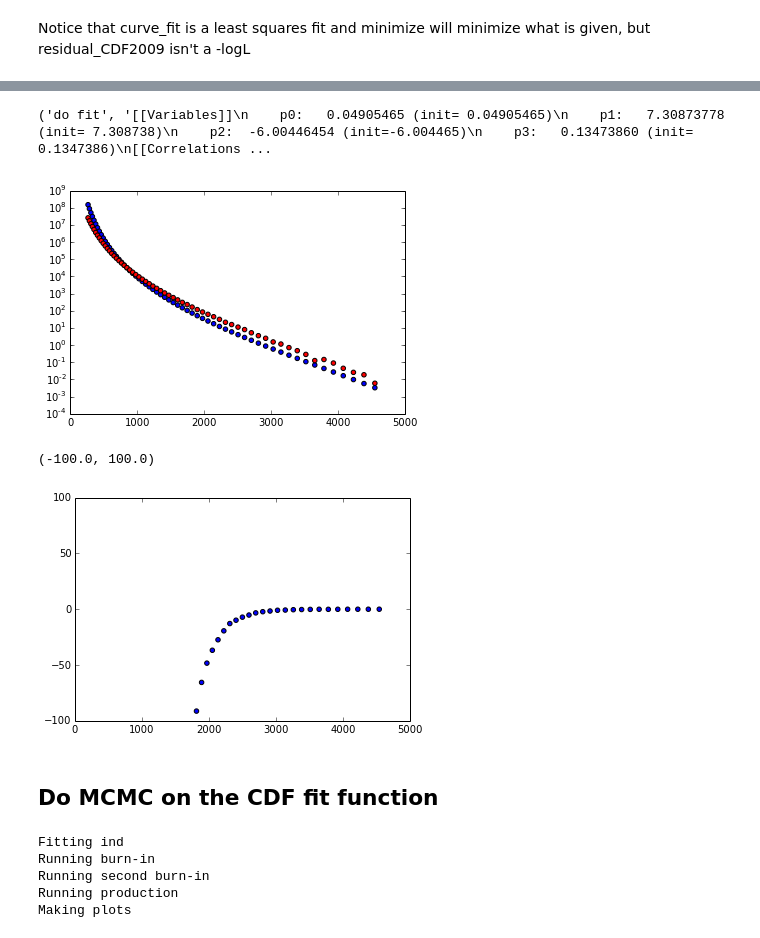
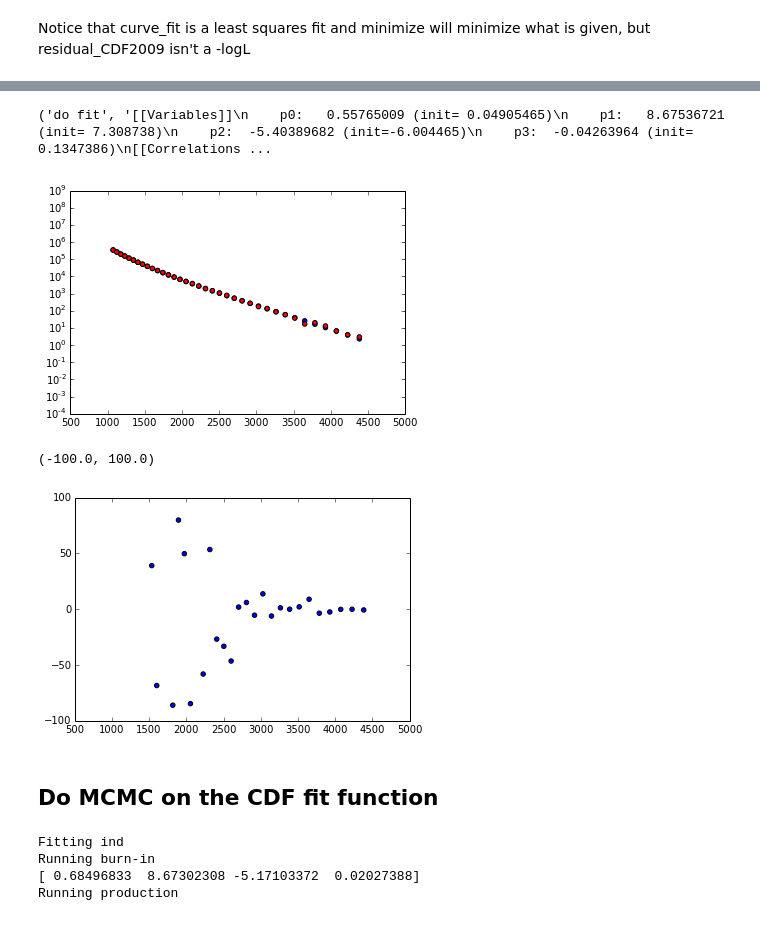
Before and after one commit to cranmer/play, a Jupyter notebook: misc/DiJet_GP_test.ipynb, the cells around one changed output, grey strips where cells are left out. Saved outputs shown, nothing was run; the diff lists cells and outputs as text; code cells hidden in the pictures.

```diff
--- a/misc/DiJet_GP_test.ipynb
+++ b/misc/DiJet_GP_test.ipynb
@@ -16,16 +20,18 @@ pl = plt
 #np.savetxt('dijet_data.csv', (xval, xerrminus, xerrplus, yval, yerr, xerr))
 # %%
-xval, xerrminus, xerrplus, yval, yerr, xerr = np.loadtxt('dijet_data.csv')
+#cut out first 24 bins b/c fits seem crazy there
+xval, xerrminus, xerrplus, yval, yerr, xerr = np.loadtxt('dijet_data.csv', usecols=range(24,60))
 #scale data by bin width since curve-fit can't have the model take in an argument
-newy = yval/(xerrplus+xerrminus)
+#newy = yval/(xerrplus+xerrminus)
 # %% [markdown]
 ## Define standard CDF dijet fitting function
 # %% [markdown]
 Notice that curve_fit is a least squares fit and minimize will minimize what is given, but residual_CDF2009 isn't a -logL
 # %%
 def model2_CDF2009(t, params):
+    global xerrplus, xerrminus
     p0, p1, p2, p3 = params
     sqrts = 8000.
-    return (p0 * (1.-t/sqrts)**p1 * (t/sqrts)**(p2+p3*np.log(t/sqrts)))
+    return (p0 * (1.-t/sqrts)**p1 * (t/sqrts)**(p2+p3*np.log(t/sqrts)))*(xerrplus+xerrminus)
 # %%
 def nll(params, t,data=None): #gaussian distribution
@@ -46,3 +45,9 @@ fit_params.add('p0', value=0.0490546530927)
 fit_params.add('p1', value=7.3087377889)
 fit_params.add('p2', value=-6.00446454843)
 fit_params.add('p3', value=0.1347386042)
+#try a different set of parameter values
+fit_params['p0'].value = 0.55765009832017132
+fit_params['p1'].value = 8.6753672190427995
+fit_params['p2'].value = -5.4038968232544793
+fit_params['p3'].value = -0.042639640230075333
+fit_params
@@ -69,22 +56,22 @@ array([  1.50791949e+08,   8.79284247e+07,   5.13914184e+07,
 # %%
 #do fit
-out = minimize(nll, fit_params, args=(xval,), kws={'data':newy})
+out = minimize(nll, fit_params, args=(xval,), kws={'data':yval})
 
 print("do fit", fit_report(fit_params))
 
 plt.scatter(xval, model2_CDF2009(xval,  fit_params.valuesdict().values()))
-plt.scatter(xval, newy, c='r')
+plt.scatter(xval, yval, c='r')
 plt.ylim([10e-5, 10e8])
 plt.yscale('log')
 # %% [output]
-('do fit', '[[Variables]]\n    p0:   0.04905465 (init= 0.04905465)\n    p1:   7.30873778 (init= 7.308738)\n    p2:  -6.00446454 (init=-6.004465)\n    p3:   0.13473860 (init= 0.1347386)\n[[Correlations ...
+('do fit', '[[Variables]]\n    p0:   0.55765009 (init= 0.04905465)\n    p1:   8.67536721 (init= 7.308738)\n    p2:  -5.40389682 (init=-6.004465)\n    p3:  -0.04263964 (init= 0.1347386)\n[[Correlations ...
-[figure, old version]
+[figure, new version]
 # %%
-plt.scatter(xval, model2_CDF2009(xval,fit_params.valuesdict().values() )-newy)
+plt.scatter(xval, model2_CDF2009(xval,fit_params.valuesdict().values() )-yval)
 plt.ylim(-1E2,1E2)
 # %% [output]
 (-100.0, 100.0)
-[figure, old version]
+[figure, new version]
 # %% [markdown]
 ## Do MCMC on the CDF fit function
 # %%
@@ -160,8 +114,14 @@ def doit():
-# %%
-doit()
-# %% [output]
-Fitting ind
-Running burn-in
-Running second burn-in
-Running production
-Making plots
+# %%
+np.random.seed(1234)
+init_params = fit_params.valuesdict().values()
+data = (xval, yval, np.sqrt(yval))
+
+# Fit assuming GP.
+print("Fitting ind")
+sampler, best_fit = fit_ind(init_params, data)
+samples = sampler.flatchain
+# %% [output]
+Fitting ind
+Running burn-in
+[ 0.68496833  8.67302308 -5.17103372  0.02027388]
+Running production
```
Also changed, not shown: parts of 19 cells of this notebook.
